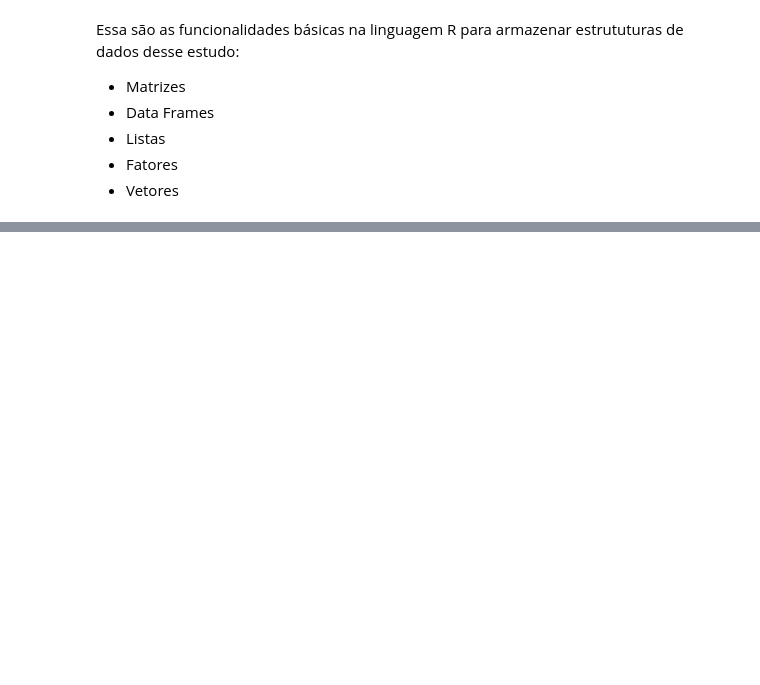
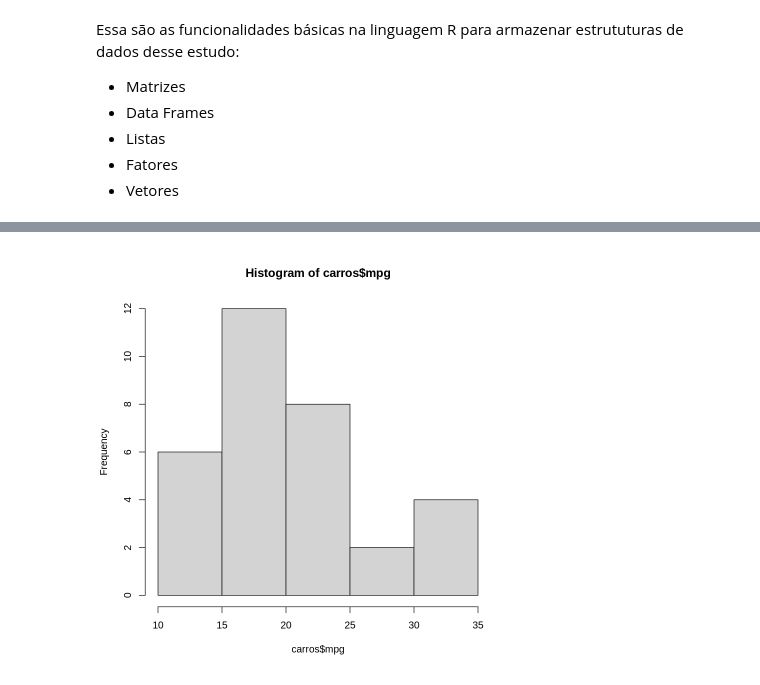
Before and after one commit to DanielMGuedes/Ling_R_Introduc_EVg, a Jupyter notebook: Linguagen_R_Tratamento_de_Dados.ipynb, the cells around one changed output, grey strips where cells are left out. Saved outputs shown, nothing was run; the diff lists cells and outputs as text; code cells hidden in the pictures; blank space fills up the shorter version.

```diff
--- a/Linguagen_R_Tratamento_de_Dados.ipynb
+++ b/Linguagen_R_Tratamento_de_Dados.ipynb
@@ -433,0 +672,8 @@ Essa são as funcionalidades básicas na linguagem R para armazenar estrututuras
+# %%
+?mtcars
+#mtcars é um dataset já na base da linguagem R. Serve para treinamentos
+#VAmos criar uma variavel "carros" que vai receber um vetor do dataset mtcars , nas colunas 1,2 e 9
+# É possivel consultar as posições e quais as colunas do dataset pela aba help com o comando: "?mtcars"
+carros <- mtcars[,c(1,2,9)]
+
+head(carros)
@@ -433,0 +696,5 @@ Essa são as funcionalidades básicas na linguagem R para armazenar estrututuras
+# %%
+# Utilizando o dataset criado "carros" vamos criar o primeiro gráfico.
+hist(carros$mpg)
+# %% [output]
+[figure, added]
```
Also changed, not shown: parts of 64 cells of this notebook.
